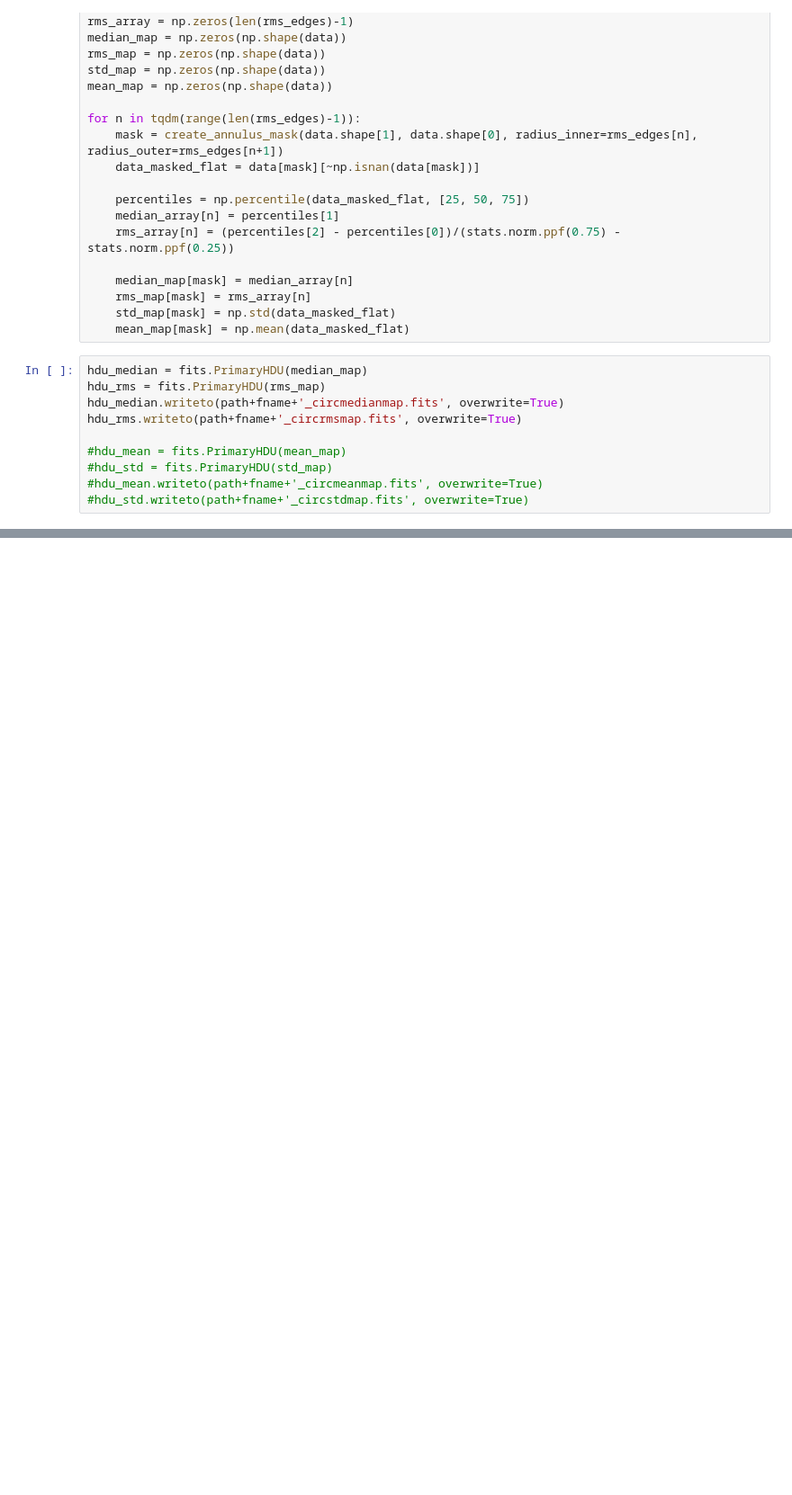
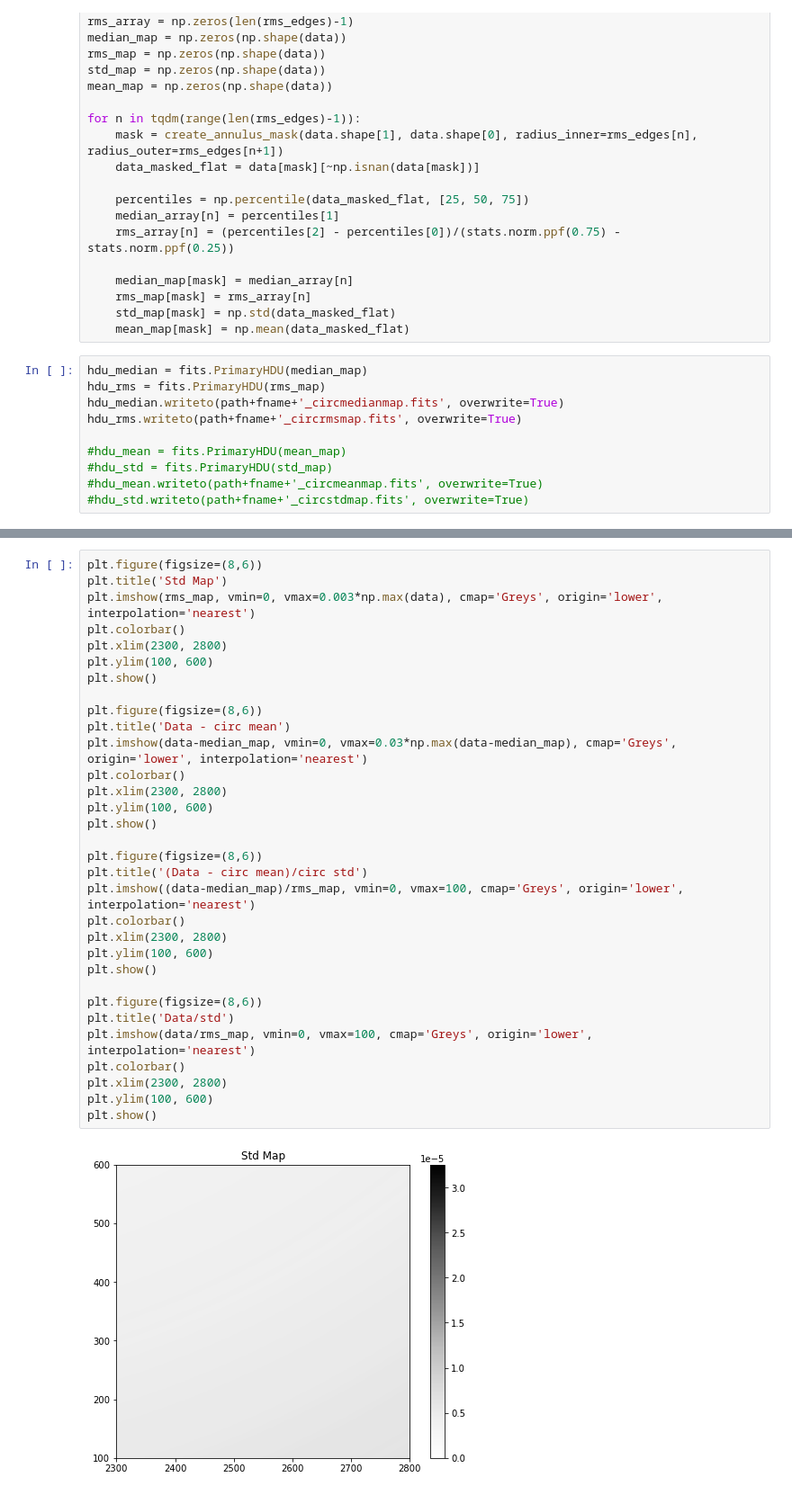
Before and after one commit to Woutmg/Meerkat_FracPol_New, a Jupyter notebook: Circ_RMS_maker.ipynb, the cells around one changed output, grey strips where cells are left out. Shown at 90% size. Drawn from its saved outputs; the diff is of its cells as text; blank space fills up the shorter version.

```diff
--- a/Circ_RMS_maker.ipynb
+++ b/Circ_RMS_maker.ipynb
@@ -73,0 +76,34 @@ plt.show()
+# %%
+plt.figure(figsize=(8,6))
+plt.title('Std Map')
+plt.imshow(rms_map, vmin=0, vmax=0.003*np.max(data), cmap='Greys', origin='lower', interpolation='nearest')
+plt.colorbar()
+plt.xlim(2300, 2800)
+plt.ylim(100, 600)
+plt.show()
+
+plt.figure(figsize=(8,6))
+plt.title('Data - circ mean')
+plt.imshow(data-median_map, vmin=0, vmax=0.03*np.max(data-median_map), cmap='Greys', origin='lower', interpolation='nearest')
+plt.colorbar()
+plt.xlim(2300, 2800)
+plt.ylim(100, 600)
+plt.show()
+
+plt.figure(figsize=(8,6))
+plt.title('(Data - circ mean)/circ std')
+plt.imshow((data-median_map)/rms_map, vmin=0, vmax=100, cmap='Greys', origin='lower', interpolation='nearest')
+plt.colorbar()
+plt.xlim(2300, 2800)
+plt.ylim(100, 600)
+plt.show()
+
+plt.figure(figsize=(8,6))
+plt.title('Data/std')
+plt.imshow(data/rms_map, vmin=0, vmax=100, cmap='Greys', origin='lower', interpolation='nearest')
+plt.colorbar()
+plt.xlim(2300, 2800)
+plt.ylim(100, 600)
+plt.show()
+# %% [output]
+[figure, added]
```
Also changed, not shown: parts of 3 cells of this notebook, 10 other files.
